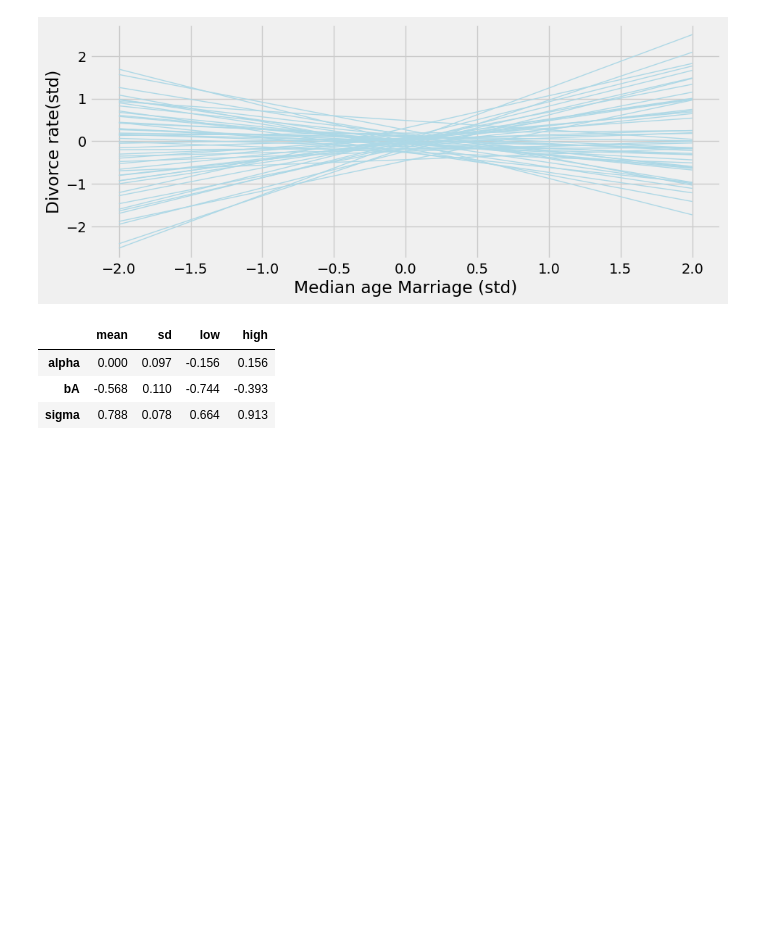
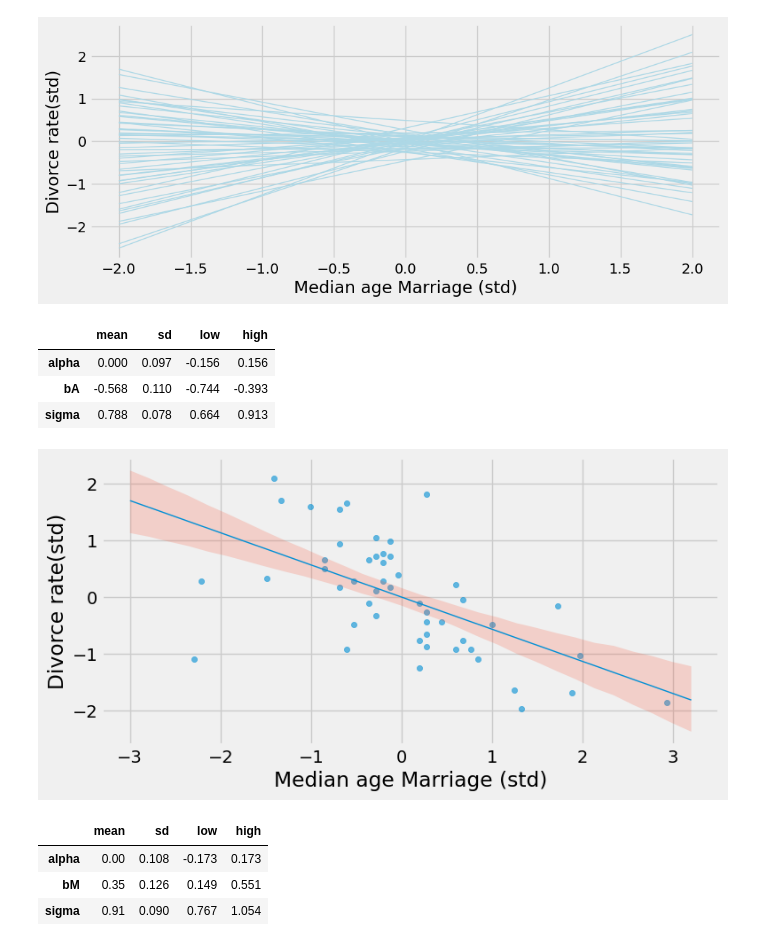
Before and after one commit to sushmit86/Statiistical_rethinking_jax, a Jupyter notebook: sushmit_05_geocentric_models.ipynb, the cells around one changed output. Cells and saved outputs as stored; diff of their text form; code cells hidden in the pictures; blank space fills up the shorter version.

```diff
--- a/sushmit_05_geocentric_models.ipynb
+++ b/sushmit_05_geocentric_models.ipynb
@@ -29,7 +32,10 @@ Requirement already satisfied: opt-einsum in /usr/local/lib/python3.10/dist-pack
 # %%
 #@title import library
+import ipdb
 import numpy as np
 import pandas as pd
+# import daft
+import networkx as nx
 import jax
 import jax.numpy as jnp
 from tensorflow_probability.substrates import jax as tfp_jax
@@ -40,6 +46,9 @@ import seaborn as sns
 plt.style.use('fivethirtyeight')
 import jaxopt
 from jaxopt import ScipyMinimize
+import arviz
+import itertools
+import collections
 key = jax.random.PRNGKey(42)
 
 def marginal_test_results(model, results, nll,credib_interval = 0.89, num_of_samples = 10000):
@@ -76,6 +85,7 @@ def marginal_test_results(model, results, nll,credib_interval = 0.89, num_of_sam
   post_samples = post_dist.sample( sample_shape=num_of_samples,seed=key)
   df_post_samples = pd.DataFrame(post_samples,columns = parameter_list)
   return df_result,inv_hessian_matrix,df_post_samples
+credib_interval = 0.89
 # %%
 #@title 5.1
 d = pd.read_csv('https://raw.githubusercontent.com/sushmit86/Statiistical_rethinking_jax/main/WaffleDivorce.csv',sep= ';')
@@ -93,7 +103,7 @@ d.MedianAgeMarriage.std()
 #@title 5.3
 model5_1 = tfd.JointDistributionNamedAutoBatched(OrderedDict(
     alpha = tfd.Normal(loc=0.0,scale=0.2),
-    bA = tfd.Normal(loc=0.0,scale=0.5),
+    bA = tfd.Normal(loc=0,scale=0.5),
     sigma = tfd.Exponential(rate = 1.0),
     mu = lambda  alpha,bA,sigma: tfd.Deterministic(alpha + bA * A_arr),
     D = lambda mu,sigma: tfd.Sample(tfd.Normal(loc=mu,scale=sigma))
@@ -132,3 +143,23 @@ df_result.round(3)
 | alpha | 0.000 | 0.097 | -0.156 | 0.156 |
 | bA | -0.568 | 0.110 | -0.744 | -0.393 |
 | sigma | 0.788 | 0.078 | 0.664 | 0.913 |
+# %%
+#@title 5.5
+A_seq = np.linspace(-3,3.2,30)
+get_mu_lower = lambda _A: arviz.hdi(np.array(df_post_samples.alpha + df_post_samples.bA * _A),hdi_prob = credib_interval)[0]
+get_mu_upper = lambda _A: arviz.hdi(np.array(df_post_samples.alpha + df_post_samples.bA * _A),hdi_prob = credib_interval)[1]
+vfunc_lower = np.vectorize(get_mu_lower)
+vfunc_upper = np.vectorize(get_mu_upper)
+mu_lower=vfunc_lower(A_seq)
+mu_upper=vfunc_upper(A_seq)
+mean_mu_pred = df_result.loc['alpha','mean'] + df_result.loc['bA','mean'] * A_seq
+
+fig, axs = plt.subplots(1, 1, figsize=(8, 4))
+axs.scatter(d.A,d.D,alpha=0.6,s=20)
+axs.plot(A_seq, mean_mu_pred,linewidth=1.0)
+axs.fill_between(A_seq, mu_lower,mu_upper, alpha=0.2)
+axs.set_xlabel('Median age Marriage (std)')
+axs.set_ylabel('Divorce rate(std)')
+fig.show()
+# %% [output]
+[figure, added]
@@ -134,0 +185,13 @@ df_result.round(3)
+# %%
+optimize_fn = ScipyMinimize(fun= nll5_2,method = 'L-BFGS-B' )
+alpha_start = model5_2.parameters['model']['alpha'].mean()
+bM_start = model5_2.parameters['model']['bM'].mean()
+sigma_start = model5_2.parameters['model']['sigma'].mean()
+results = optimize_fn.run(init_params=jnp.array([alpha_start,bM_start,sigma_start]))
+df_result,cov_matrix,df_post_samples = marginal_test_results(model5_2,results,nll5_2)
+df_result.round(3)
+# %% [output]
+|  | mean | sd | low | high |
+| alpha | 0.00 | 0.108 | -0.173 | 0.173 |
+| bM | 0.35 | 0.126 | 0.149 | 0.551 |
+| sigma | 0.91 | 0.090 | 0.767 | 1.054 |
```
Also changed, not shown: parts of 8 cells of this notebook.
